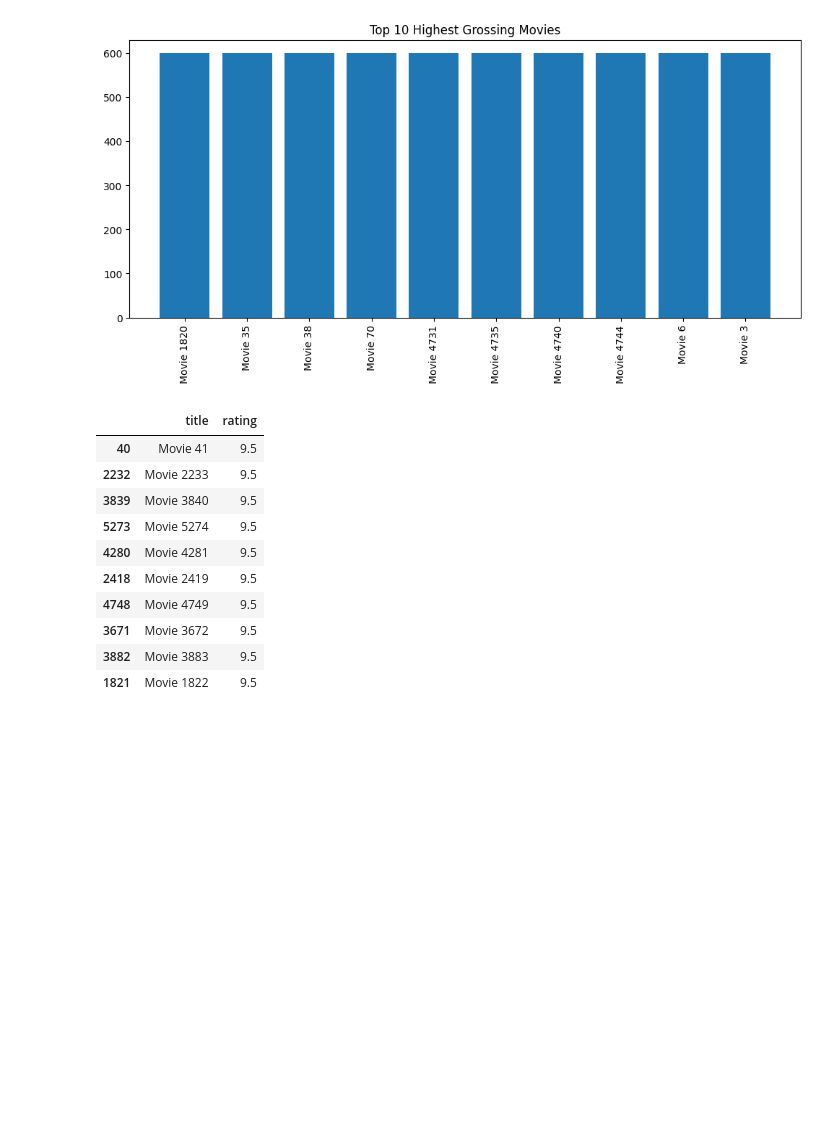
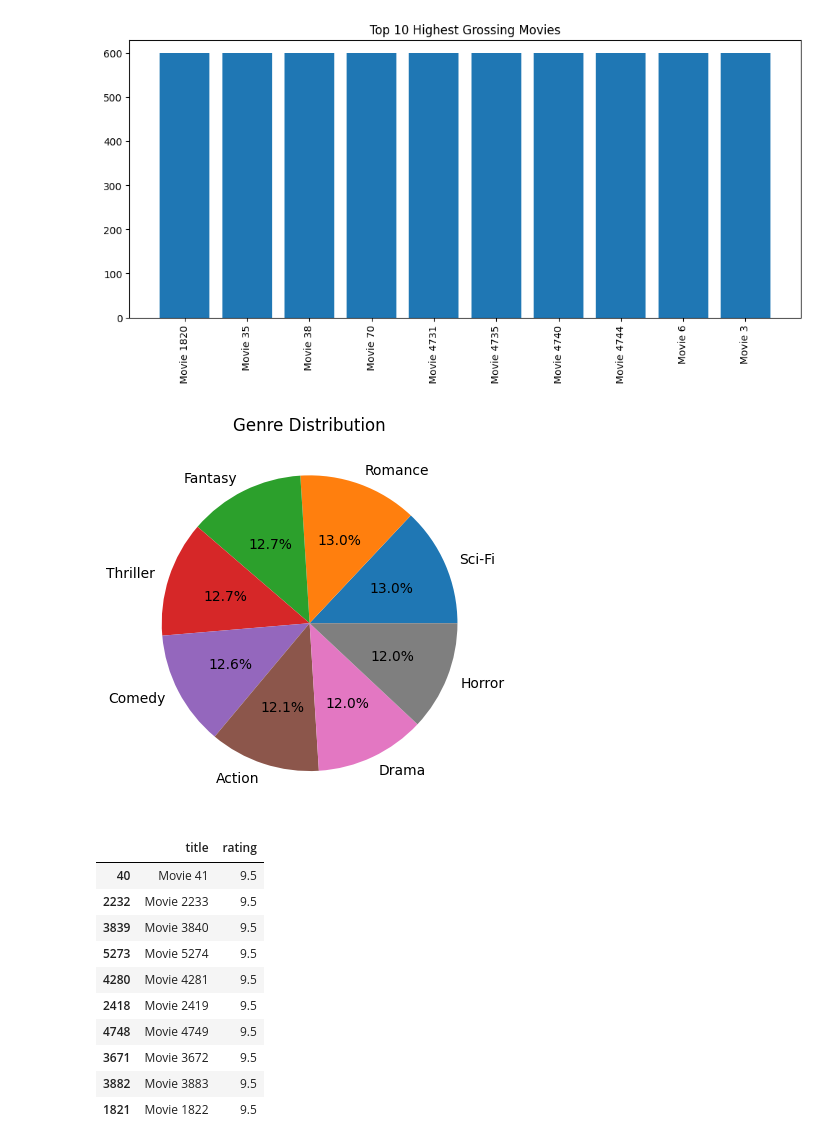
Before and after one commit to mohamadsuhan/IMDB-Movie-Dataset-Analysis---P1, a Jupyter notebook: Project1.ipynb, the cells around one changed output. Saved outputs shown, nothing was run; the diff lists cells and outputs as text; code cells hidden in the pictures; blank space fills up the shorter version.

```diff
--- a/Project1.ipynb
+++ b/Project1.ipynb
@@ -222,6 +291,17 @@ plt.title("Top 10 Highest Grossing Movies")
 plt.show()
 # %% [output]
 [figure]
+# %%
+plt.pie(
+    genre_count,
+    labels=genre_count.index,
+    autopct='%1.1f%%'
+)
+
+plt.title("Genre Distribution")
+plt.show()
+# %% [output]
+[figure, added]
 # %%
 top_rated = df.sort_values(
     by='rating',
```
Also changed, not shown: parts of 21 cells of this notebook.
